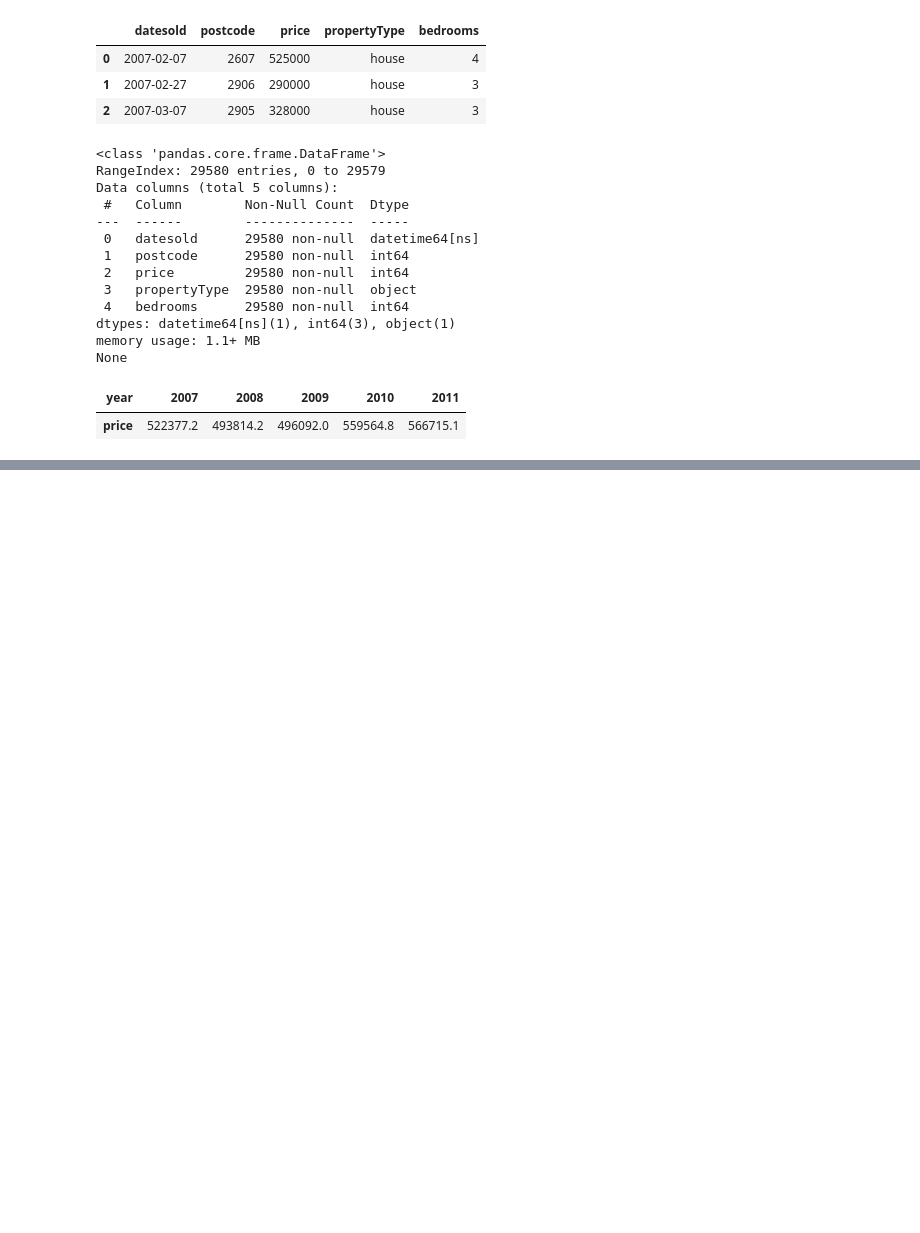
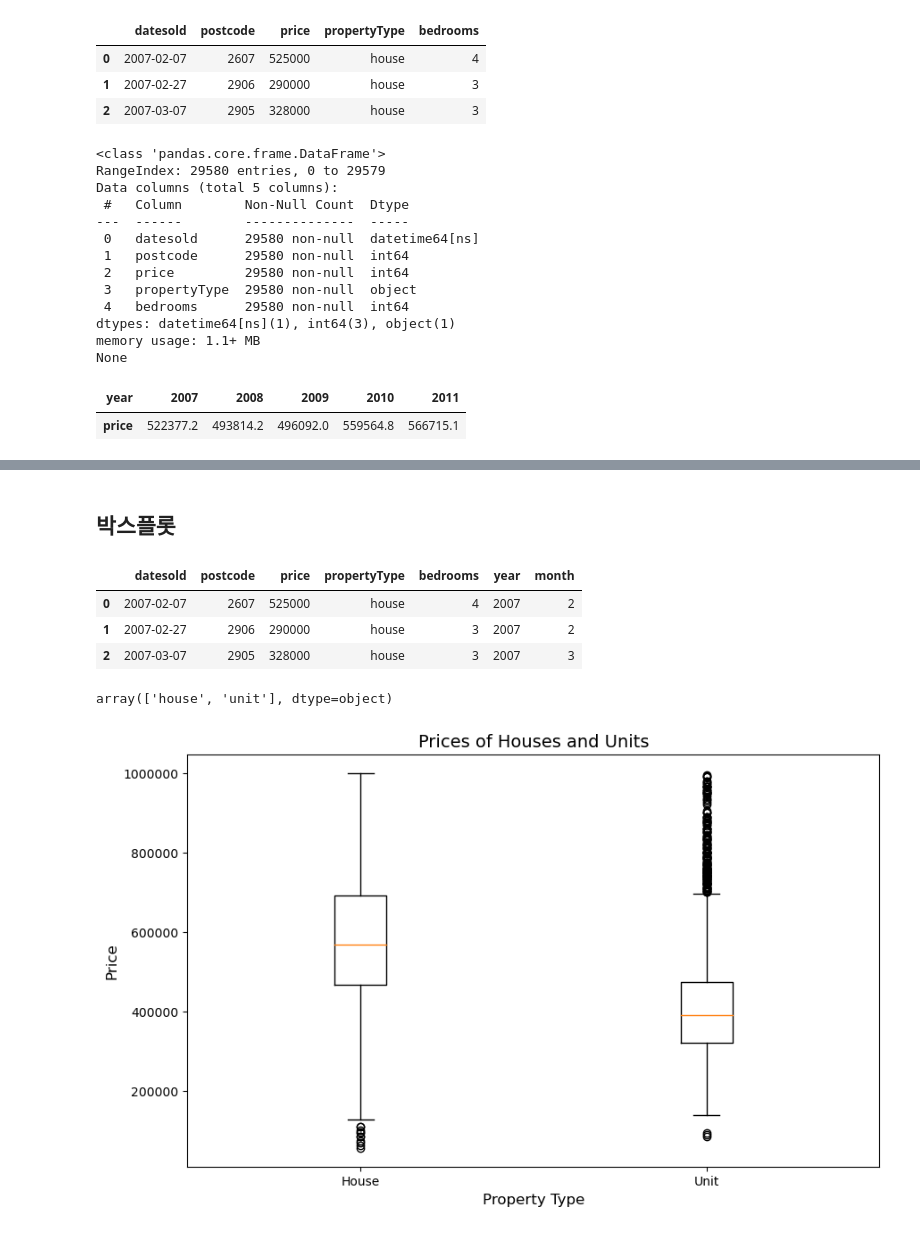
Before and after one commit to dschloe/streamlitbook-saraevan, a Jupyter notebook: ch02/step03_matplotlib_seaborn.ipynb, the cells around one changed output, grey strips where cells are left out. Cells and saved outputs as stored; diff of their text form; code cells hidden in the pictures; blank space fills up the shorter version.

```diff
--- a/ch02/step03_matplotlib_seaborn.ipynb
+++ b/ch02/step03_matplotlib_seaborn.ipynb
@@ -63,0 +93,38 @@ plt.show()
+# %% [markdown]
+## 박스플롯
+# %%
+sales = pd.read_csv('data/raw_sales.csv', parse_dates=['datesold'])
+sales['year'] = sales['datesold'].dt.year
+sales['month'] = sales['datesold'].dt.month
+sales = sales.loc[sales['price'] < 1000000].reset_index(drop=True)
+
+sales.head(3)
+# %% [output]
+|  | datesold | postcode | price | propertyType | bedrooms | year | month |
+| 0 | 2007-02-07 | 2607 | 525000 | house | 4 | 2007 | 2 |
+| 1 | 2007-02-27 | 2906 | 290000 | house | 3 | 2007 | 2 |
+| 2 | 2007-03-07 | 2905 | 328000 | house | 3 | 2007 | 3 |
+# %%
+sales['propertyType'].unique()
+# %% [output]
+array(['house', 'unit'], dtype=object)
+# %%
+from matplotlib.ticker import ScalarFormatter
+formatter = ScalarFormatter()
+formatter.set_scientific(False)
+
+house_df = sales[sales['propertyType'] == 'house']['price']
+unit_df = sales[sales['propertyType'] == 'unit']['price']
+
+fig, ax = plt.subplots(figsize=(10, 6))
+ax.boxplot([house_df, unit_df])
+ax.set_xticklabels(['House', 'Unit'])
+ax.set_xlabel('Property Type', fontsize=12)
+ax.set_ylabel('Price', fontsize=12)
+ax.set_title('Prices of Houses and Units', fontsize=14)
+ax.yaxis.set_major_formatter(formatter)
+
+plt.savefig('output/matplotlib03.png', dpi=200)
+plt.show()
+# %% [output]
+[figure, added]
```
Also changed, not shown: parts of 6 cells of this notebook, 4 other files.
